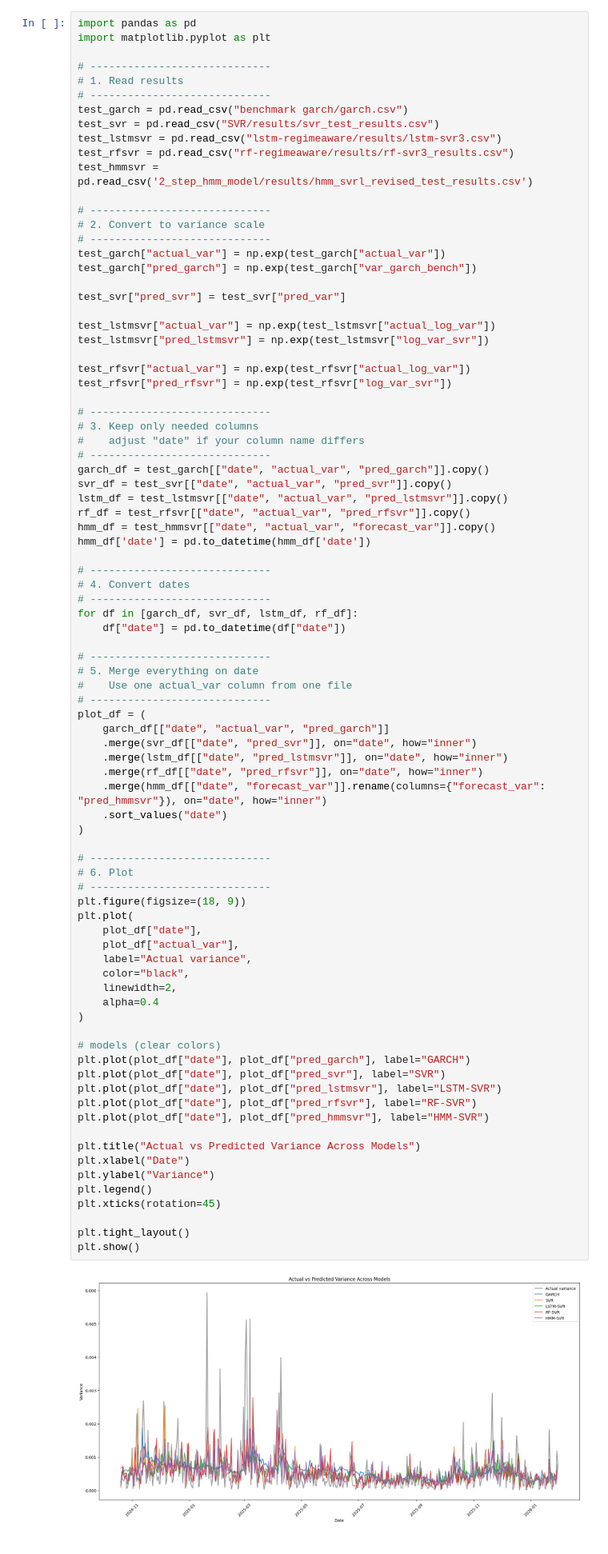
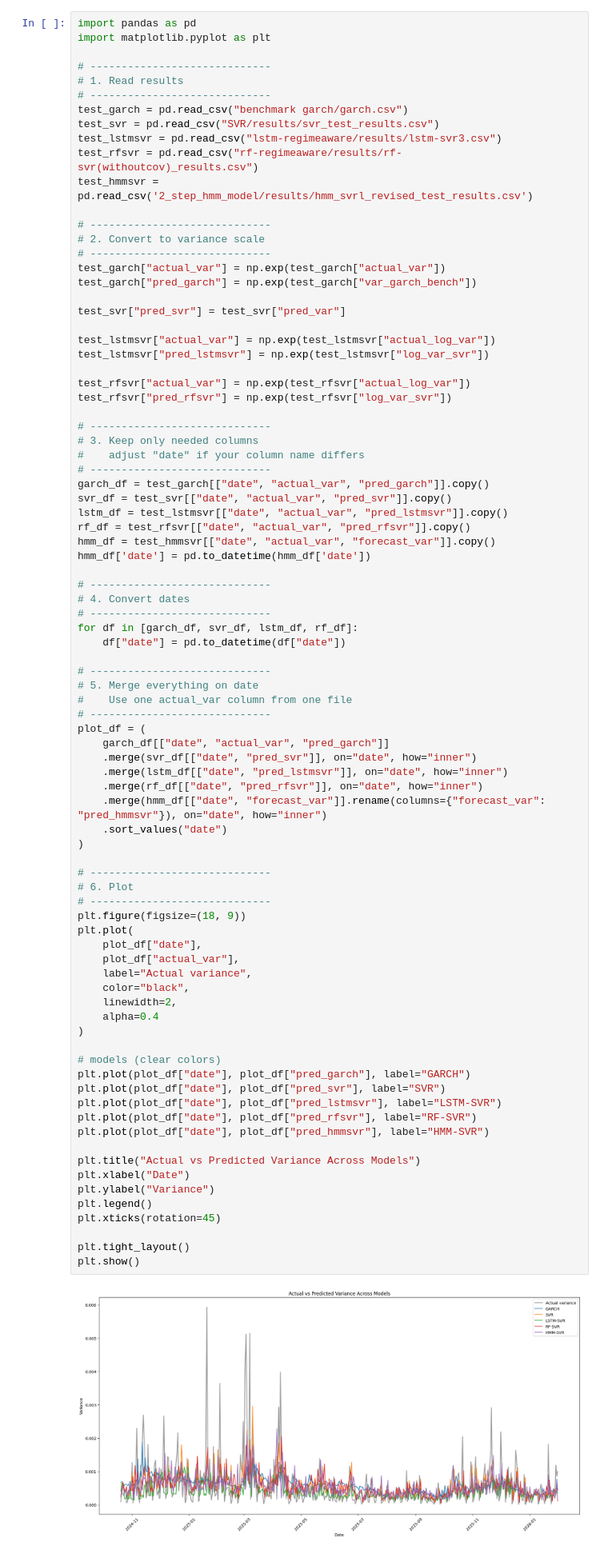
Before and after one commit to Therulow/DSE4211-GRP13, a Jupyter notebook: test_analysis.ipynb, the cells around one changed output. Shown at 80% size. Drawn from its saved outputs; the diff is of its cells as text.

Commit message:
updated code for dm test

```diff
--- a/test_analysis.ipynb
+++ b/test_analysis.ipynb
@@ -487,7 +405,7 @@ import matplotlib.pyplot as plt
 test_garch = pd.read_csv("benchmark garch/garch.csv")
 test_svr = pd.read_csv("SVR/results/svr_test_results.csv")
 test_lstmsvr = pd.read_csv("lstm-regimeaware/results/lstm-svr3.csv")
-test_rfsvr = pd.read_csv("rf-regimeaware/results/rf-svr3_results.csv")
+test_rfsvr = pd.read_csv("rf-regimeaware/results/rf-svr(withoutcov)_results.csv")
 test_hmmsvr = pd.read_csv('2_step_hmm_model/results/hmm_svrl_revised_test_results.csv')
 
 # -----------------------------
@@ -536,31 +454,31 @@ plot_df = (
 
 # -----------------------------
 # 6. Plot
 # -----------------------------
 plt.figure(figsize=(18, 9))
 plt.plot(
     plot_df["date"],
     plot_df["actual_var"],
     label="Actual variance",
     color="black",
     linewidth=2,
     alpha=0.4
 )
 
 # models (clear colors)
 plt.plot(plot_df["date"], plot_df["pred_garch"], label="GARCH")
 plt.plot(plot_df["date"], plot_df["pred_svr"], label="SVR")
 plt.plot(plot_df["date"], plot_df["pred_lstmsvr"], label="LSTM-SVR")
 plt.plot(plot_df["date"], plot_df["pred_rfsvr"], label="RF-SVR")
 plt.plot(plot_df["date"], plot_df["pred_hmmsvr"], label="HMM-SVR")
 
 plt.title("Actual vs Predicted Variance Across Models")
 plt.xlabel("Date")
 plt.ylabel("Variance")
 plt.legend()
 plt.xticks(rotation=45)
 
 plt.tight_layout()
 plt.show()
 # %% [output]
-[figure, old version]
+[figure, new version]
```
Also changed, not shown: parts of 13 cells of this notebook.
